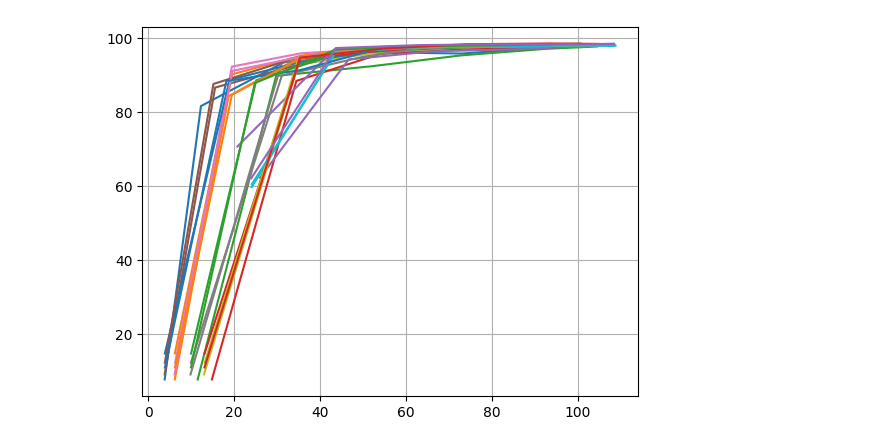
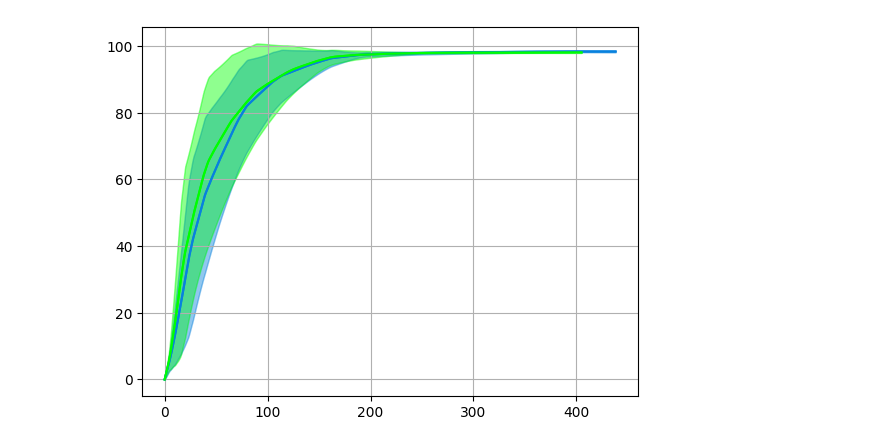
Before and after one commit to JoshPattman/thirdyear-proj, a Jupyter notebook: comp3200-cw/v2/plot_data_median.ipynb, the cells around one changed output. Cells and saved outputs as stored; diff of their text form; code cells hidden in the pictures.

```diff
--- a/comp3200-cw/v2/plot_data_median.ipynb
+++ b/comp3200-cw/v2/plot_data_median.ipynb
@@ -77,7 +83,15 @@ plt.show()
-# %%
-for n in data_30k:
-    plt.plot(n[0], n[1])
-plt.grid()
-plt.show()
-# %% [output]
-[figure, removed]
+# %%
+data_60k = []
+for d in info_dict["10|60000"]:
+    data_60k.extend(d)
+average_plot(data_60k)
+
+data_30k = []
+for d in info_dict["10|30000"]:
+    data_30k.extend(d)
+average_plot(data_30k,color=(0,1,0))
+
+plt.grid()
+plt.show()
+# %% [output]
+[figure, added]
```
Also changed, not shown: parts of 4 cells of this notebook, 39 other files.
